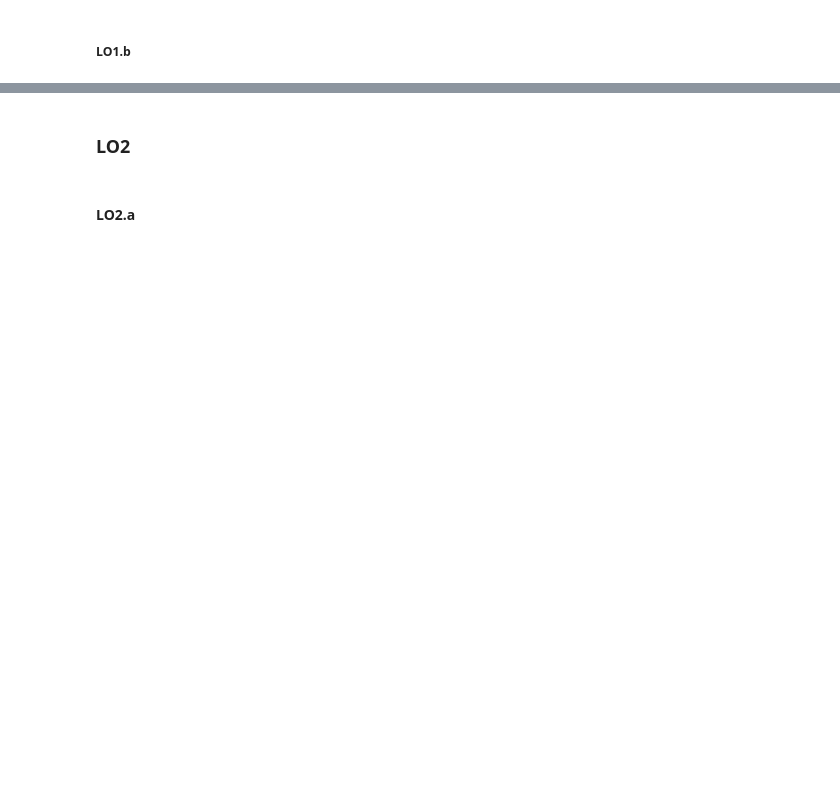
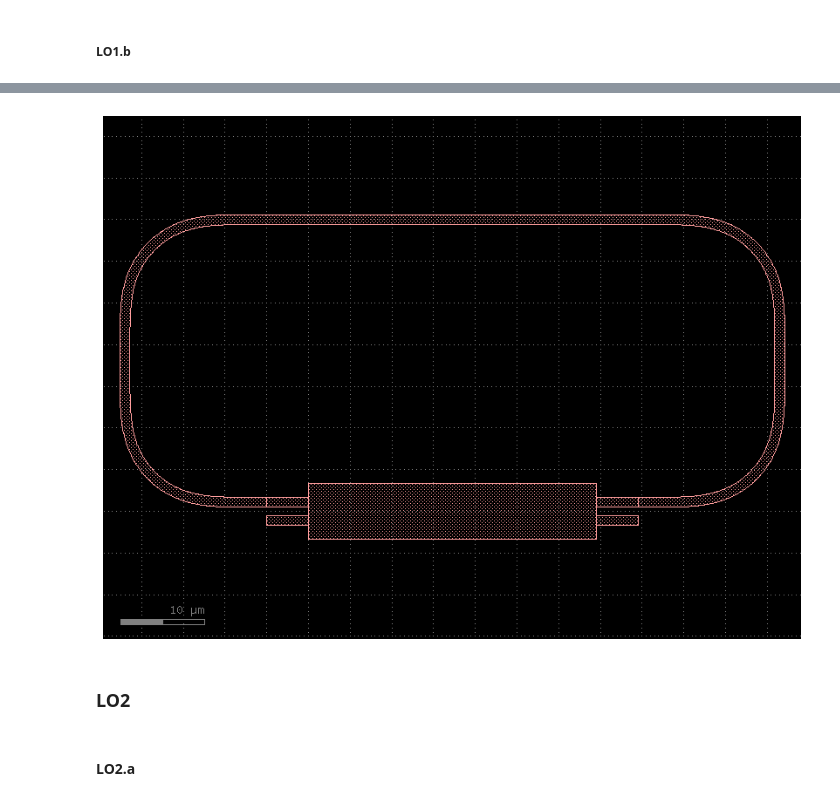
Before and after one commit to BlancaBuenoMartinez/cifoin-lab4, a Jupyter notebook: LAYOUT_Student.ipynb, the cells around one changed output, grey strips where cells are left out. Cells and saved outputs as stored; diff of their text form; code cells hidden in the pictures; blank space fills up the shorter version.

```diff
--- a/LAYOUT_Student.ipynb
+++ b/LAYOUT_Student.ipynb
@@ -370,0 +454,59 @@ ring.show()
+# %%
+# Ring Resonator
+w_wg = 1.2
+w_mmi = 6.6
+l_mmi = 69.03598 / 2
+l_wg = 5.0
+
+xs = gf.cross_section.strip(width=w_wg, layer="WG")
+RR = gf.Component()
+# MMI centrado en y = 0
+mmi_body = RR.add_ref(
+    gf.components.rectangle(
+        size=(l_mmi, w_mmi),
+        layer="WG"
+    )
+)
+mmi_body.dmovey(-w_mmi/2)
+
+y_sup = w_mmi / 6
+y_inf = -w_mmi / 6
+
+# Guías de acceso del MMI
+for y in [y_sup, y_inf]:
+    RR.add_ref(
+        gf.components.straight(length=l_wg, cross_section=xs)
+    ).dmovex(-l_wg).dmovey(y)
+
+    RR.add_ref(
+        gf.components.straight(length=l_wg, cross_section=xs)
+    ).dmovex(l_mmi).dmovey(y)
+
+x_left = -22
+x_right = l_mmi + 22
+y_top = 35
+
+points = [
+    (-l_wg, y_sup),
+    (x_left, y_sup),
+    (x_left, y_top),
+    (x_right, y_top),
+    (x_right, y_sup),
+    (l_mmi + l_wg, y_sup),
+]
+
+ring_path = gf.path.smooth(
+    points=points,
+    radius=10
+)
+
+ring = gf.path.extrude(
+    ring_path,
+    cross_section=xs
+)
+
+RR.add_ref(ring)
+
+RR.plot()
+RR.show()
+# %% [output]
@@ -371,3 +514,4 @@ ring.show()
+[figure, added]
 # %% [markdown]
 ### LO2
 # %% [markdown]
```
Also changed, not shown: parts of 42 cells of this notebook, 2 other files.
